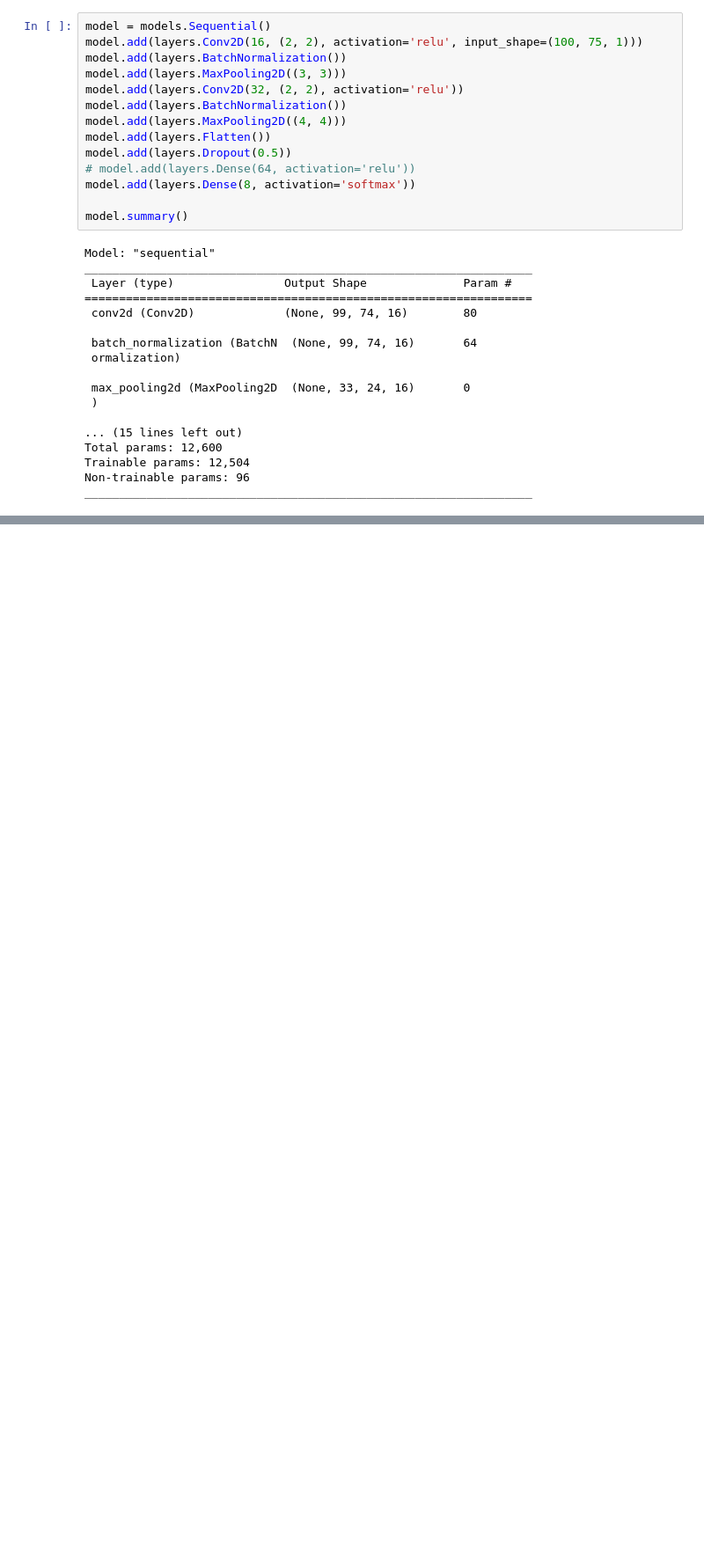
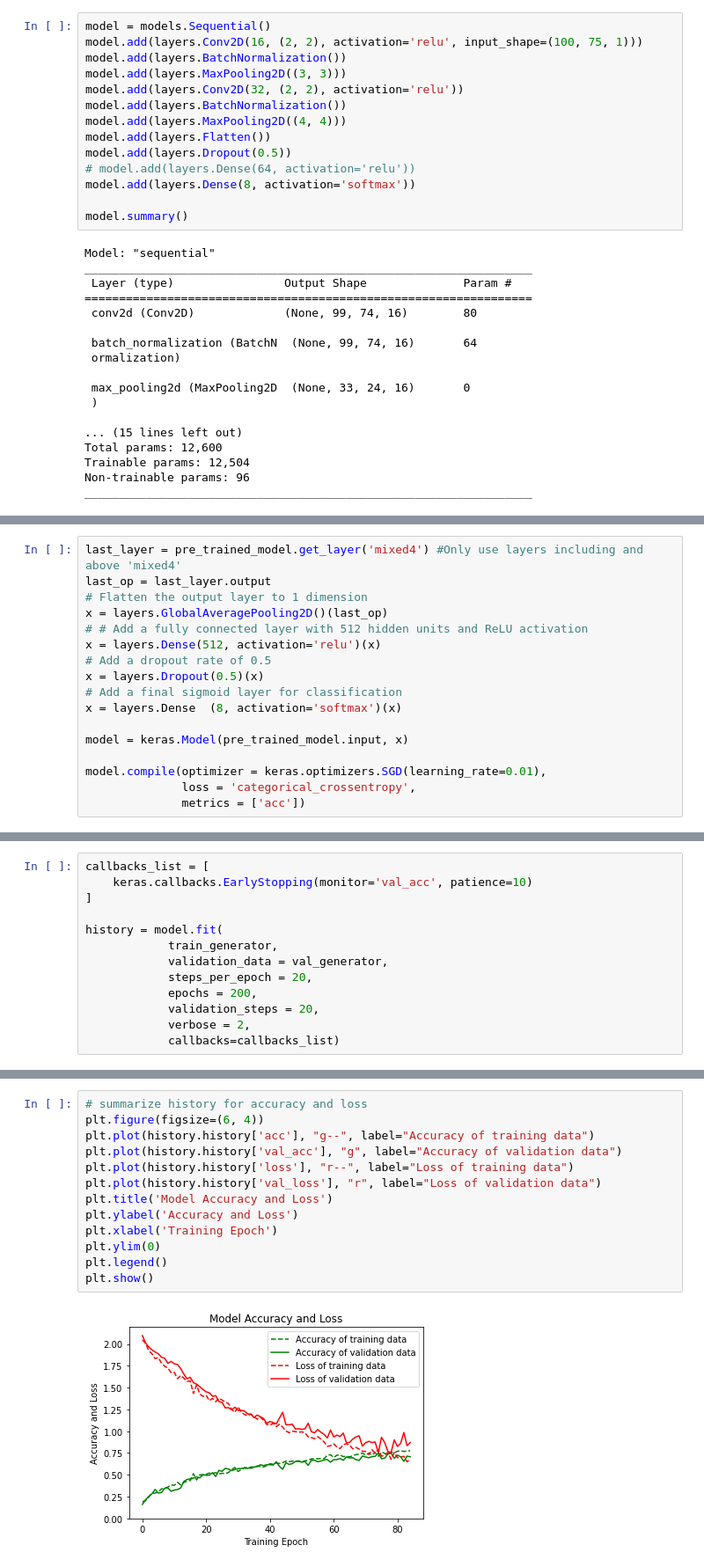
Before and after one commit to wamikamalik/CS3244-Group-8-Project-2, a Jupyter notebook: hand segmentation.ipynb, the cells around one changed output, grey strips where cells are left out. Shown at 88% size. Saved outputs shown, nothing was run; the diff lists cells and outputs as text; blank space fills up the shorter version.

```diff
--- a/hand segmentation.ipynb
+++ b/hand segmentation.ipynb
@@ -933,0 +979,17 @@ weighted avg       0.65      0.49      0.44      2049
+# %%
+last_layer = pre_trained_model.get_layer('mixed4') #Only use layers including and above 'mixed4'
+last_op = last_layer.output
+# Flatten the output layer to 1 dimension
+x = layers.GlobalAveragePooling2D()(last_op)
+# # Add a fully connected layer with 512 hidden units and ReLU activation
+x = layers.Dense(512, activation='relu')(x)
+# Add a dropout rate of 0.5
+x = layers.Dropout(0.5)(x)
+# Add a final sigmoid layer for classification
+x = layers.Dense  (8, activation='softmax')(x)
+
+model = keras.Model(pre_trained_model.input, x)
+
+model.compile(optimizer = keras.optimizers.SGD(learning_rate=0.01),
+              loss = 'categorical_crossentropy',
+              metrics = ['acc'])
@@ -933,0 +1002,13 @@ weighted avg       0.65      0.49      0.44      2049
+# %%
+callbacks_list = [
+    keras.callbacks.EarlyStopping(monitor='val_acc', patience=10)
+]
+
+history = model.fit(
+            train_generator,
+            validation_data = val_generator,
+            steps_per_epoch = 20,
+            epochs = 200,
+            validation_steps = 20,
+            verbose = 2,
+            callbacks=callbacks_list)
@@ -933,0 +1033,15 @@ weighted avg       0.65      0.49      0.44      2049
+# %%
+# summarize history for accuracy and loss
+plt.figure(figsize=(6, 4))
+plt.plot(history.history['acc'], "g--", label="Accuracy of training data")
+plt.plot(history.history['val_acc'], "g", label="Accuracy of validation data")
+plt.plot(history.history['loss'], "r--", label="Loss of training data")
+plt.plot(history.history['val_loss'], "r", label="Loss of validation data")
+plt.title('Model Accuracy and Loss')
+plt.ylabel('Accuracy and Loss')
+plt.xlabel('Training Epoch')
+plt.ylim(0)
+plt.legend()
+plt.show()
+# %% [output]
+[figure, added]
```
Also changed, not shown: parts of 35 cells of this notebook.
